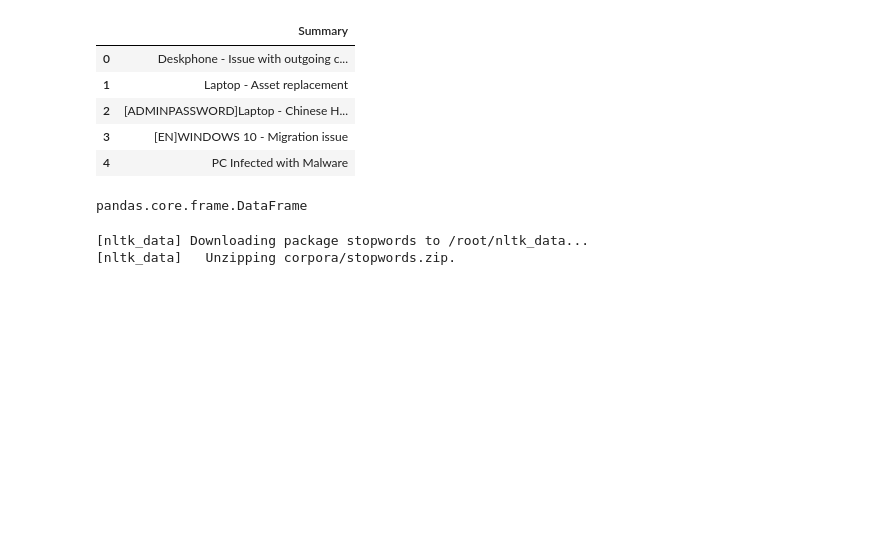
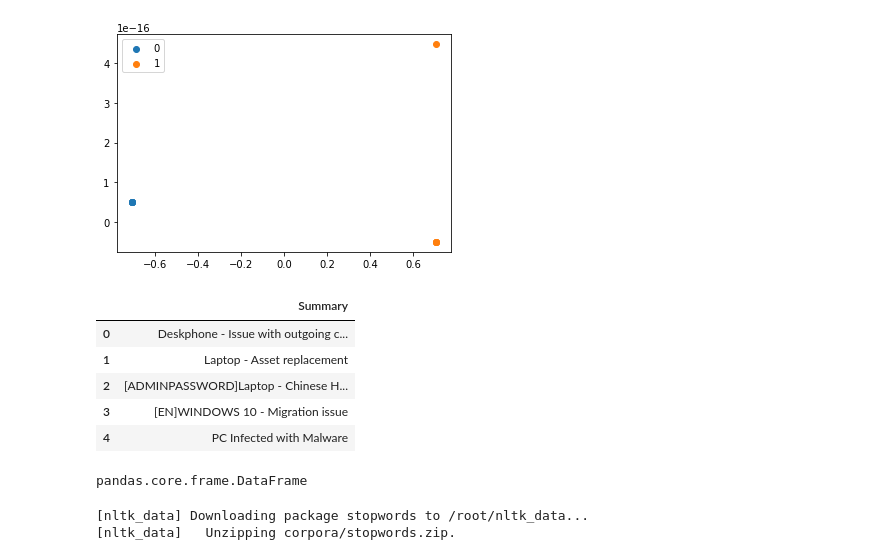
Before and after one commit to ayaz-ncr/100ml, a Jupyter notebook: 10_ticket_text_clustering.ipynb, the cells around one changed output. Saved outputs shown, nothing was run; the diff lists cells and outputs as text; code cells hidden in the pictures; blank space fills up the shorter version.

```diff
--- a/10_ticket_text_clustering.ipynb
+++ b/10_ticket_text_clustering.ipynb
@@ -15,3 +195,38 @@ import pandas as pd
+# %%
+#Importing required modules
+
+#from sklearn.datasets import load_digits
+from sklearn.decomposition import PCA
+from sklearn.cluster import KMeans
+import numpy as np
+
+#Load Data
+data = X
+
+pca = PCA(2)
+
+#Transform the data
+df = pca.fit_transform(data)
+
+#Import KMeans module
+from sklearn.cluster import KMeans
+
+#Initialize the class object
+kmeans = KMeans(n_clusters= 2)
+
+#predict the labels of clusters.
+label = kmeans.fit_predict(df)
+
+#Getting unique labels
+u_labels = np.unique(label)
+
+#plotting the results:
+for i in u_labels:
+    plt.scatter(df[label == i , 0] , df[label == i , 1] , label = i)
+plt.legend()
+plt.show()
+# %% [output]
+[figure, added]
 # %%
 # Importing the dataset
 
```
Also changed, not shown: parts of 21 cells of this notebook.
